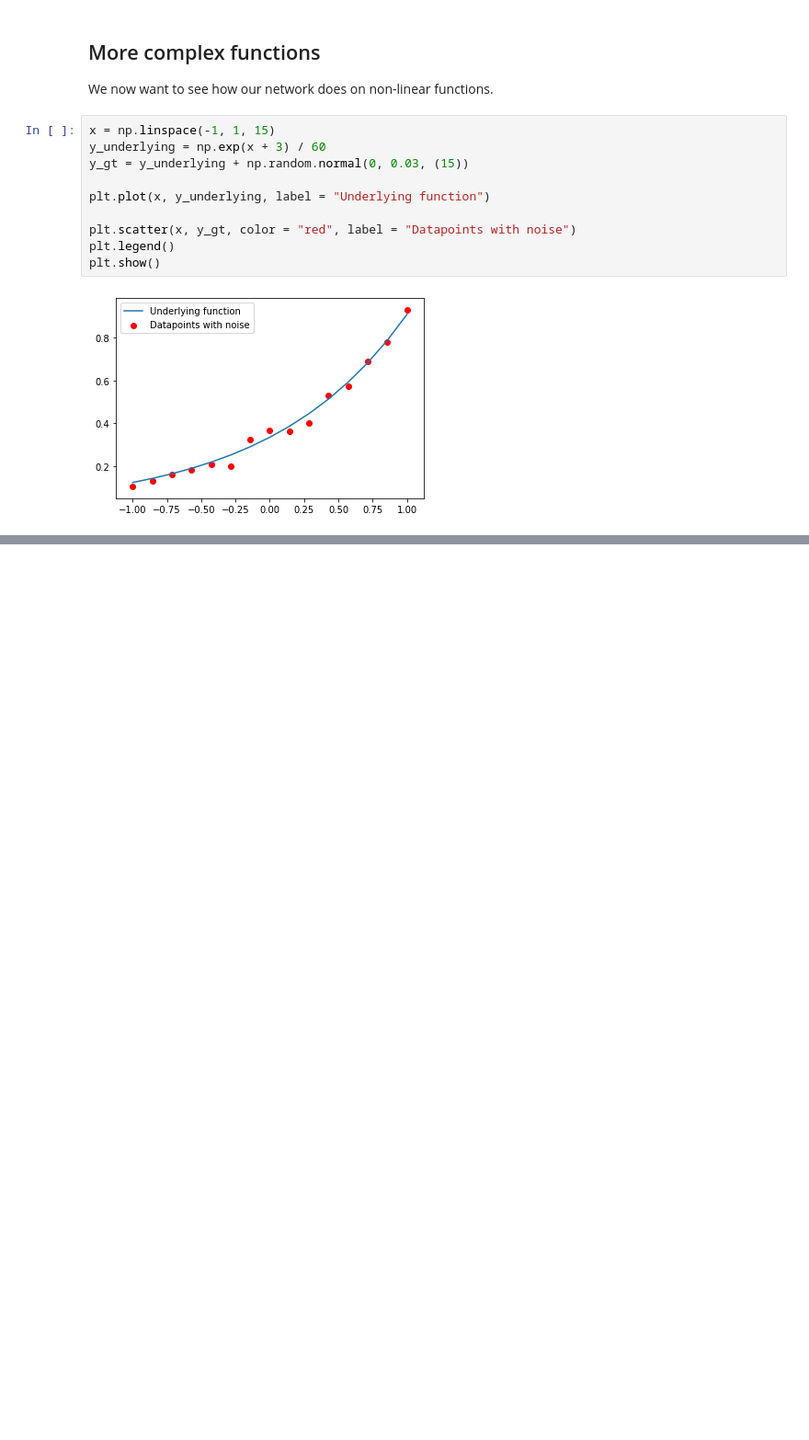
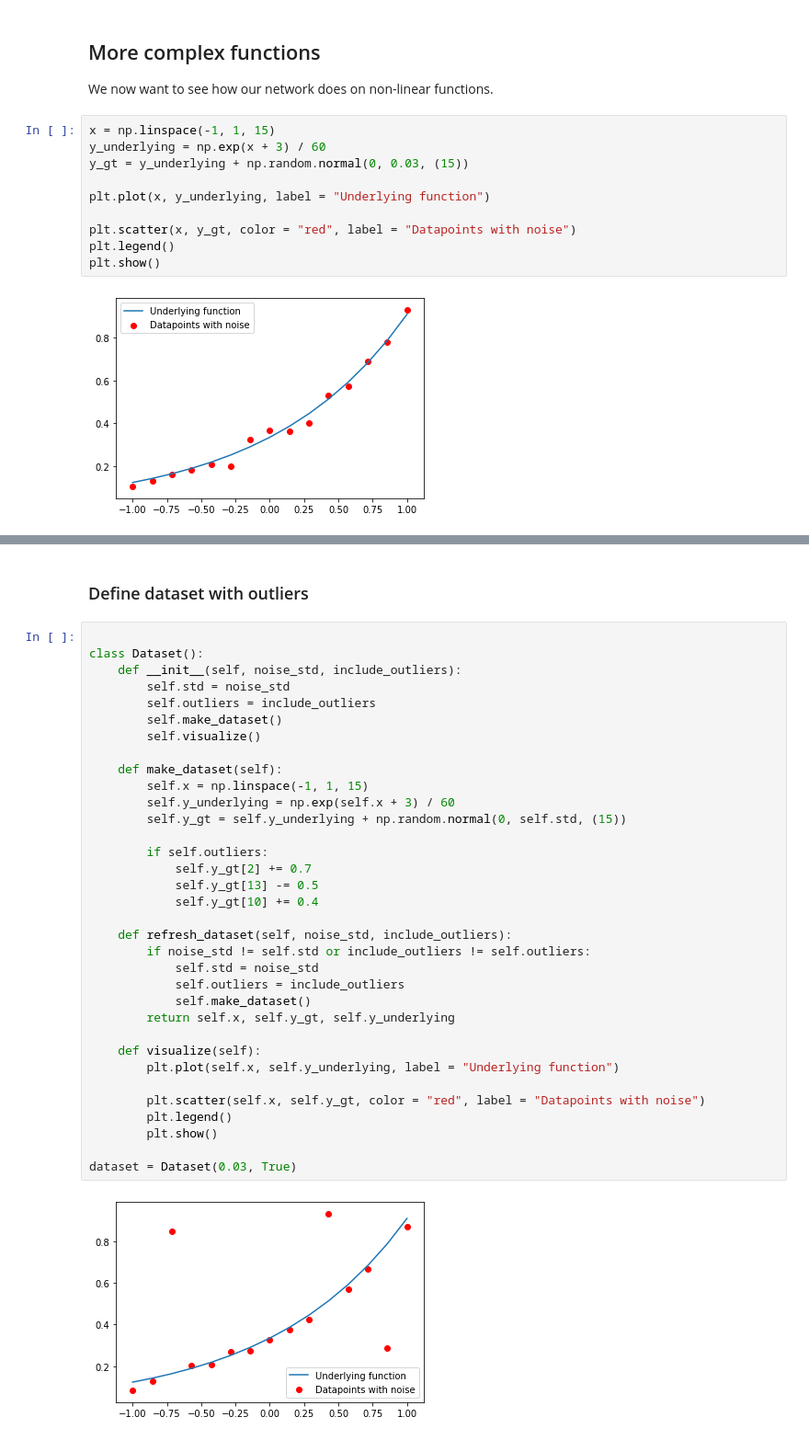
Before and after one commit to ErlingLie/TDT4195-Material, a Jupyter notebook: Deep_learning_intro.ipynb, the cells around one changed output, grey strips where cells are left out. Shown: that part at 92% size. Saved outputs shown, nothing was run; the diff lists cells and outputs as text; blank space fills up the shorter version.

```diff
--- a/Deep_learning_intro.ipynb
+++ b/Deep_learning_intro.ipynb
@@ -193,0 +210,38 @@ interactive(children=(Dropdown(description='activation_function', options=('sigm
+# %% [markdown]
+### Define dataset with outliers
+# %%
+
+class Dataset():
+    def __init__(self, noise_std, include_outliers):
+        self.std = noise_std
+        self.outliers = include_outliers
+        self.make_dataset()
+        self.visualize()
+
+    def make_dataset(self):
+        self.x = np.linspace(-1, 1, 15)
+        self.y_underlying = np.exp(self.x + 3) / 60
+        self.y_gt = self.y_underlying + np.random.normal(0, self.std, (15))
+
+        if self.outliers:
+            self.y_gt[2] += 0.7
+            self.y_gt[13] -= 0.5
+            self.y_gt[10] += 0.4
+
+    def refresh_dataset(self, noise_std, include_outliers):
+        if noise_std != self.std or include_outliers != self.outliers:
+            self.std = noise_std
+            self.outliers = include_outliers
+            self.make_dataset()
+        return self.x, self.y_gt, self.y_underlying
+
+    def visualize(self):
+        plt.plot(self.x, self.y_underlying, label = "Underlying function")
+
+        plt.scatter(self.x, self.y_gt, color = "red", label = "Datapoints with noise")
+        plt.legend()
+        plt.show()
+
+dataset = Dataset(0.03, True)
+# %% [output]
+[figure, added]
```
Also changed, not shown: parts of 10 cells of this notebook.
